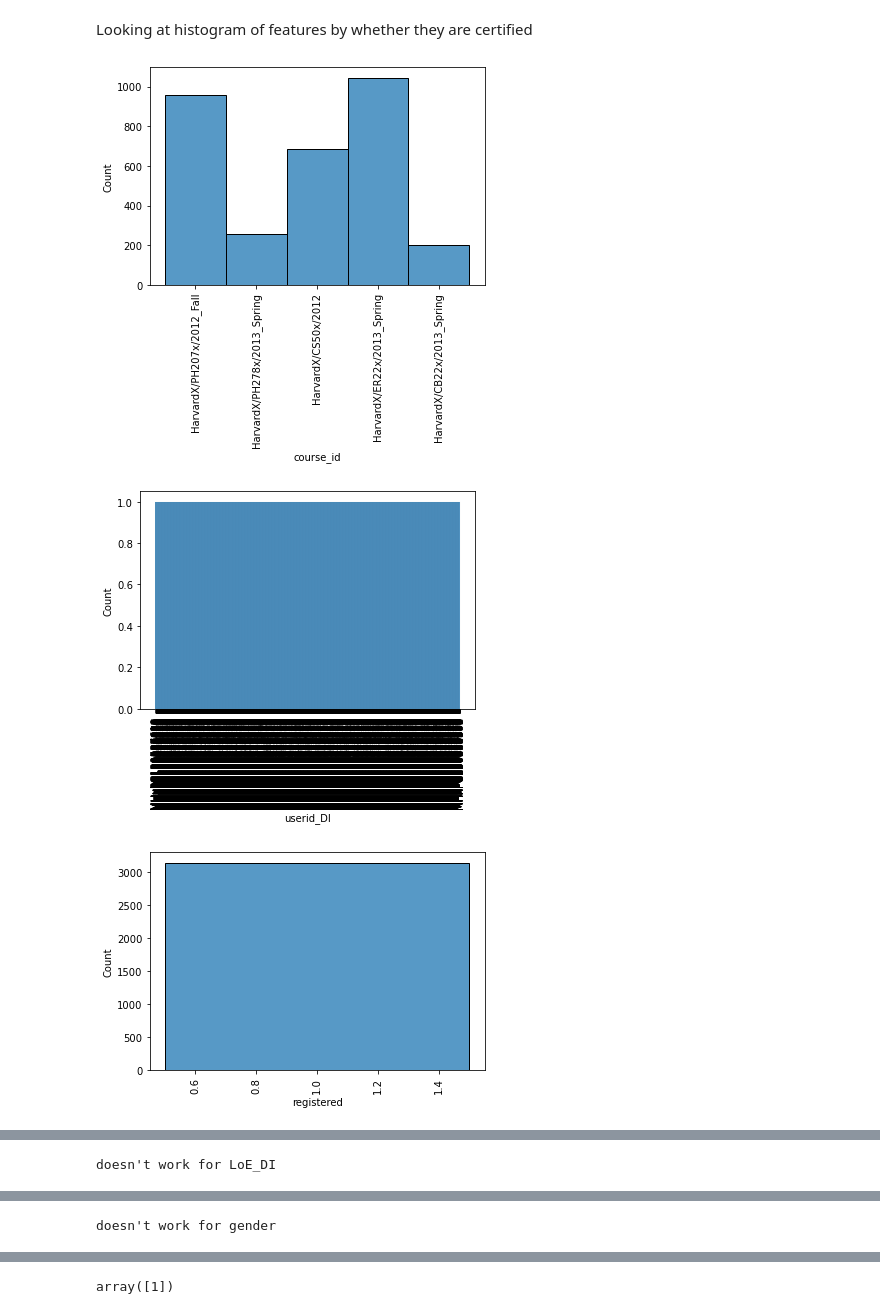
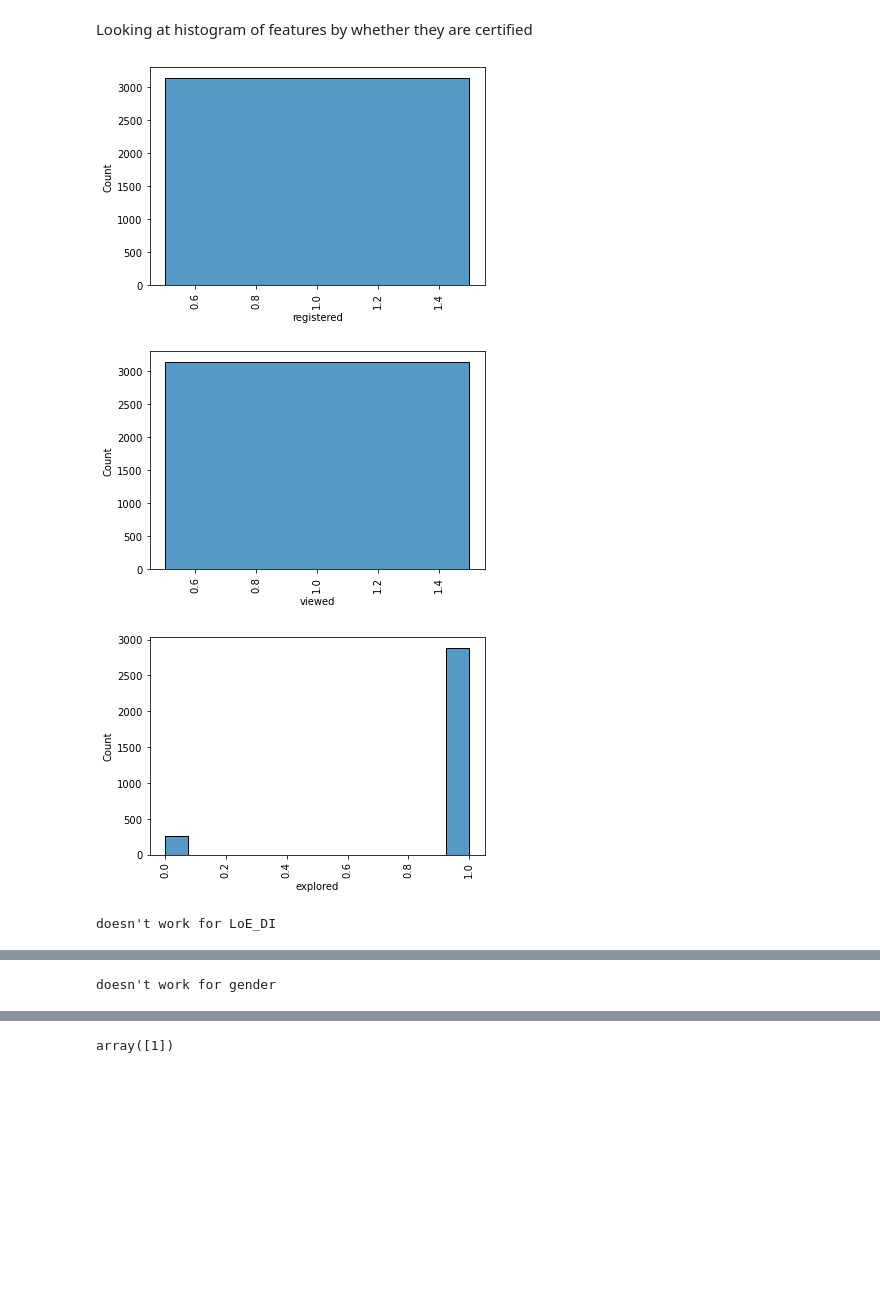
Before and after one commit to rxu17/-HarvardX-MITx-Person-Course-Predicton, a Jupyter notebook: online_course_pred_rxu17.ipynb, the cells around one changed output, grey strips where cells are left out. Saved outputs shown, nothing was run; the diff lists cells and outputs as text; code cells hidden in the pictures; blank space fills up the shorter version.

```diff
--- a/online_course_pred_rxu17.ipynb
+++ b/online_course_pred_rxu17.ipynb
@@ -39,7 +42,7 @@ from sklearn.metrics import accuracy_score
 Read in our training data and test data
 # %%
 # input in filepath of input data
-input_path = "/Users/rexxx/Downloads/csestat-416-21su-kaggle"
+input_path = os.getcwd()
 
 # validate path
 assert os.path.isdir(input_path),\
@@ -57,12 +58,9 @@ FileNotFoundError: [Errno 2] No such file or directory: '/Users/rexxx/widsdatath
 ## Splitting our data
 # %%
 # our features and descriptions of each
-features = ['course_id', # provides school (HarvardX or MITx), course name, and semester, e.g. “HarvardX/CB22x/2013_Spring”
-            'userid_DI', # unique identifier for student
-            'registered', # 0/1; registered for course
+features = ['registered', # 0/1; registered for course
             'viewed', # 0/1; anyone who accessed the ‘Courseware’ tab
             'explored',# 0/1; anyone who accessed at least half of the chapters in the courseware
-            'final_cc_cname_DI', # area the person is from (iP Address)
             'LoE_DI', # highest level of education completed
             'YoB', # year of birth
             'gender', # Possible values: m (male), f (female) and o (other)
@@ -253,12 +241,13 @@ Looking at histogram of features by whether they are certified
 # %%
 for feat in features:
     try:
-        sns.histplot(data=train_data.loc[train_data.certified == 1], x=feat)
+        sns.histplot(data=train_data[features].loc[train_data.certified == 1], x=feat)
         plt.xticks(rotation=90)
         plt.show()
     except:
         print("doesn't work for {}".format(feat))
 # %% [output]
-[figure, old version]
+[figure, new version]
-[figure, old version]
+[figure, new version]
-[figure, old version]
+[figure, new version]
+doesn't work for LoE_DI
@@ -265,0 +255 @@ for feat in features:
+doesn't work for gender
@@ -268 +257,0 @@ for feat in features:
-doesn't work for LoE_DI
@@ -270 +258,0 @@ doesn't work for LoE_DI
-doesn't work for gender
```
Also changed, not shown: parts of 27 cells of this notebook.
